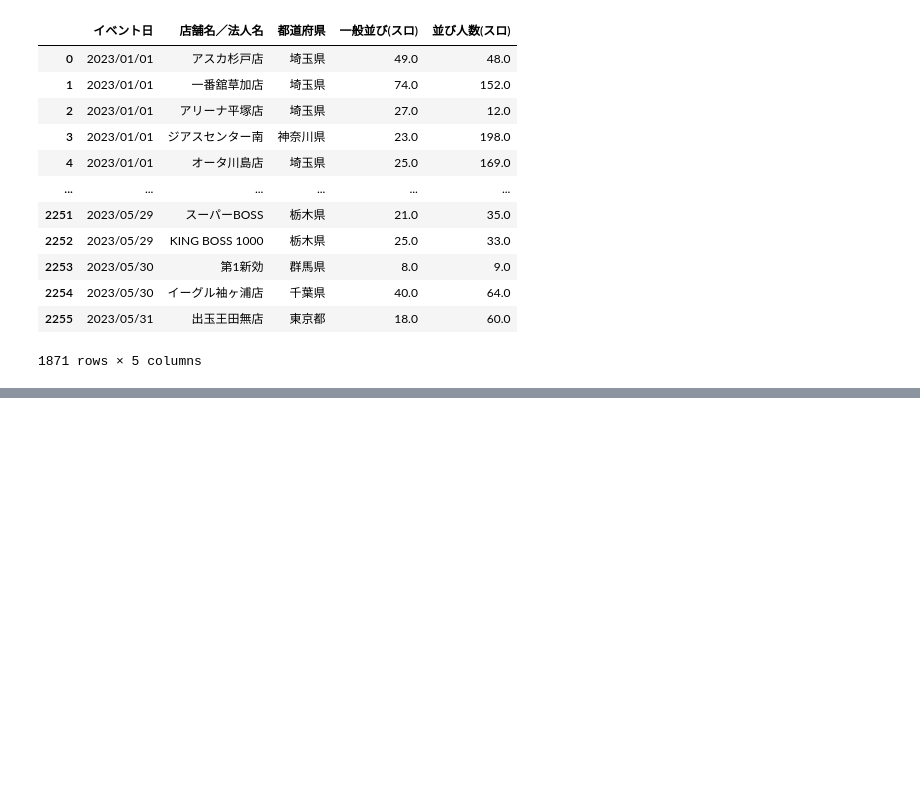
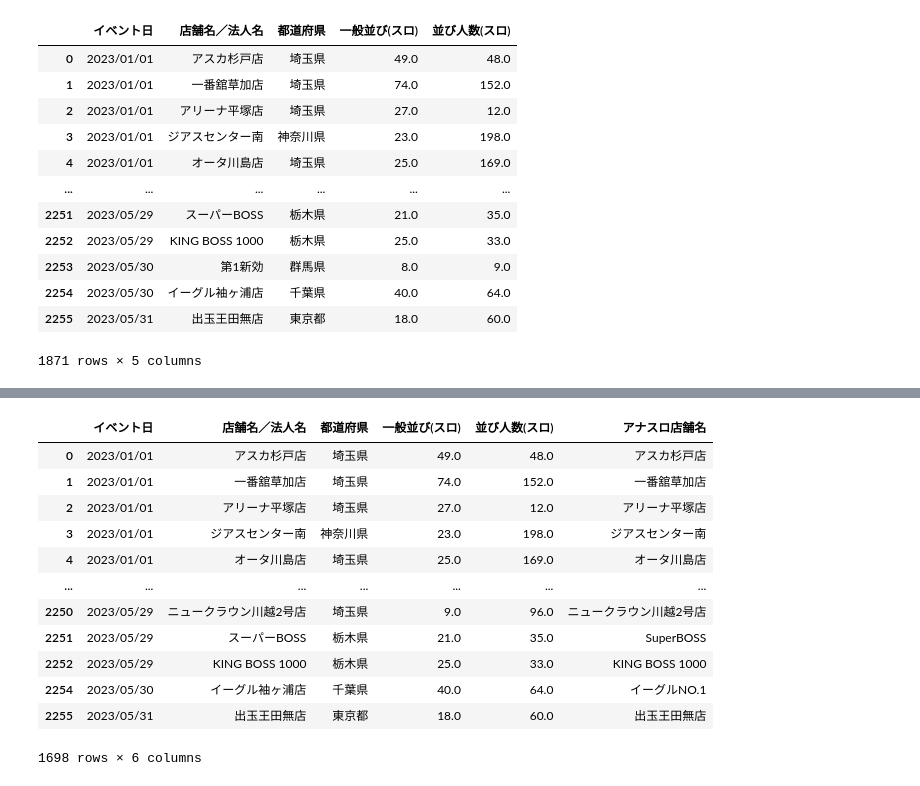
Before and after one commit to dataanalytics2020/practice_multiple_regression_analysis, a Jupyter notebook: src/preprocessing.ipynb, the cells around one changed output, grey strips where cells are left out. Saved outputs shown, nothing was run; the diff lists cells and outputs as text; code cells hidden in the pictures; blank space fills up the shorter version.

```diff
--- a/src/preprocessing.ipynb
+++ b/src/preprocessing.ipynb
@@ -52,18 +57,24 @@ anaslo_scraping_error_tenpo_name_list = []
 browser = webdriver.Chrome(ChromeDriverManager().install())
 serched_df = pd.DataFrame(index=[], columns=[])
 slopachi_and_anaslo_tenpo_name_dict = {}
+error_tenpo_name_dict = {}
 #no_scraping_anaslo_tenpo_name = []
-for slopachi_tenpo_name in sorted(list(sammy_sf_report_df['店舗名／法人名'].unique())):
+for slopachi_tenpo_name in sorted(list(report_df['店舗名／法人名'].unique())):
     url = f"https://www.google.com/search?q=アナスロ  {slopachi_tenpo_name} データ一覧&hl=ja&source=hp/"
     print(url)
-    #print('データ取得中...30秒ほど時間がかかります。')
-    browser.get(url)
-    html = browser.page_source.encode('utf-8')
-    elems_rec = browser.find_elements_by_class_name('MjjYud')
-    elems_rec[0].text.split('\n')
-    print('アナスロと出る部分',elems_rec[0].text.split('\n')[1])
+    try:
+        browser.get(url)
+        html = browser.page_source.encode('utf-8')
 
-    scraping_anaslo_name = elems_rec[0].text.split('\n')[0]
-    slopachi_and_anaslo_tenpo_name_dict[slopachi_tenpo_name] = scraping_anaslo_name
+        elems_rec = browser.find_elements(By.CLASS_NAME, 'MjjYud')
+        elems_rec[0].text.split('\n')
+        print('アナスロと出る部分',elems_rec[0].text.split('\n')[1])
 
-    time.sleep(2)
+        scraping_anaslo_name = elems_rec[0].text.split('\n')[0]
+        slopachi_and_anaslo_tenpo_name_dict[slopachi_tenpo_name] = scraping_anaslo_name
+
+        time.sleep(2)
+    except Exception as e:
+        print('error',e)
+        error_tenpo_name_dict[slopachi_tenpo_name] = e
+        continue
@@ -69,0 +99,11 @@ for slopachi_tenpo_name in sorted(list(sammy_sf_report_df['店舗名／法人名
+# %%
+convert_tenponame_dict_df = pd.DataFrame(slopachi_and_anaslo_tenpo_name_dict.values(), index=slopachi_and_anaslo_tenpo_name_dict.keys())
+convert_tenponame_dict_df = convert_tenponame_dict_df.reset_index()
+convert_tenponame_dict_df  = convert_tenponame_dict_df.rename(columns={'index': '変換前',0: '変換後'})
+convert_tenponame_dict_df = convert_tenponame_dict_df[convert_tenponame_dict_df['変換後'].str.contains('データ一覧')]
+convert_tenponame_dict_df['変換後'] = convert_tenponame_dict_df['変換後'].apply(lambda x: x.replace(' データ一覧',''))
+convert_tenponame_dict_df.to_csv(r'csv\20230605_並び予測_重回帰分析_アナスロ店舗名変換データ一覧.csv')
+convert_tenponame_dict_df
+#データ一覧のみを含む店舗名法人名とアナスロ店舗名の辞書型
+extraxt_convert_tenponame_dict = dict(zip(convert_tenponame_dict_df['変換前'], convert_tenponame_dict_df['変換後']))
+extraxt_convert_tenponame_dict
@@ -69,0 +211,20 @@ for slopachi_tenpo_name in sorted(list(sammy_sf_report_df['店舗名／法人名
+# %%
+##アナスロ店舗名に変換した店舗名を追加
+report_df['アナスロ店舗名'] = report_df['店舗名／法人名'].map(extraxt_convert_tenponame_dict)
+#欠損値を削除
+report_df.dropna(subset=['アナスロ店舗名'],inplace=True)
+report_df
+# %% [output]
+|  | イベント日 | 店舗名／法人名 | 都道府県 | 一般並び(スロ) | 並び人数(スロ) | アナスロ店舗名 |
+| 0 | 2023/01/01 | アスカ杉戸店 | 埼玉県 | 49.0 | 48.0 | アスカ杉戸店 |
+| 1 | 2023/01/01 | 一番舘草加店 | 埼玉県 | 74.0 | 152.0 | 一番舘草加店 |
+| 2 | 2023/01/01 | アリーナ平塚店 | 埼玉県 | 27.0 | 12.0 | アリーナ平塚店 |
+| 3 | 2023/01/01 | ジアスセンター南 | 神奈川県 | 23.0 | 198.0 | ジアスセンター南 |
+| 4 | 2023/01/01 | オータ川島店 | 埼玉県 | 25.0 | 169.0 | オータ川島店 |
+| ... | ... | ... | ... | ... | ... | ... |
+| 2250 | 2023/05/29 | ニュークラウン川越2号店 | 埼玉県 | 9.0 | 96.0 | ニュークラウン川越2号店 |
+| 2251 | 2023/05/29 | スーパーBOSS | 栃木県 | 21.0 | 35.0 | SuperBOSS |
+| 2252 | 2023/05/29 | KING BOSS 1000 | 栃木県 | 25.0 | 33.0 | KING BOSS 1000 |
+| 2254 | 2023/05/30 | イーグル袖ヶ浦店 | 千葉県 | 40.0 | 64.0 | イーグルNO.1 |
+| 2255 | 2023/05/31 | 出玉王田無店 | 東京都 | 18.0 | 60.0 | 出玉王田無店 |
+1698 rows × 6 columns
```
Also changed, not shown: parts of 17 cells of this notebook.
